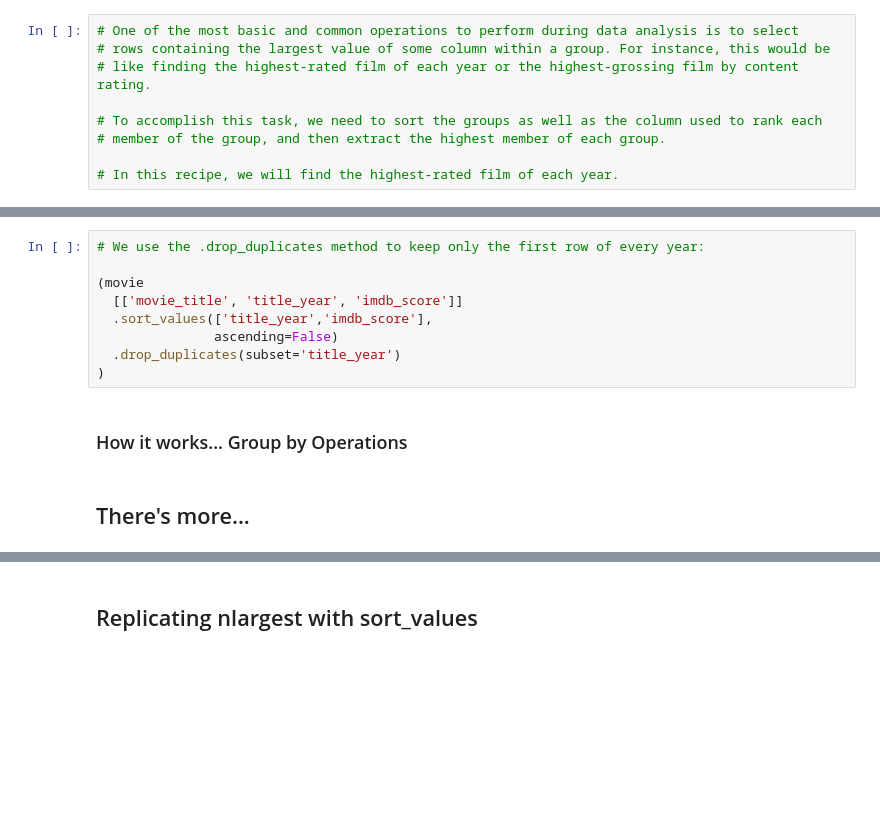
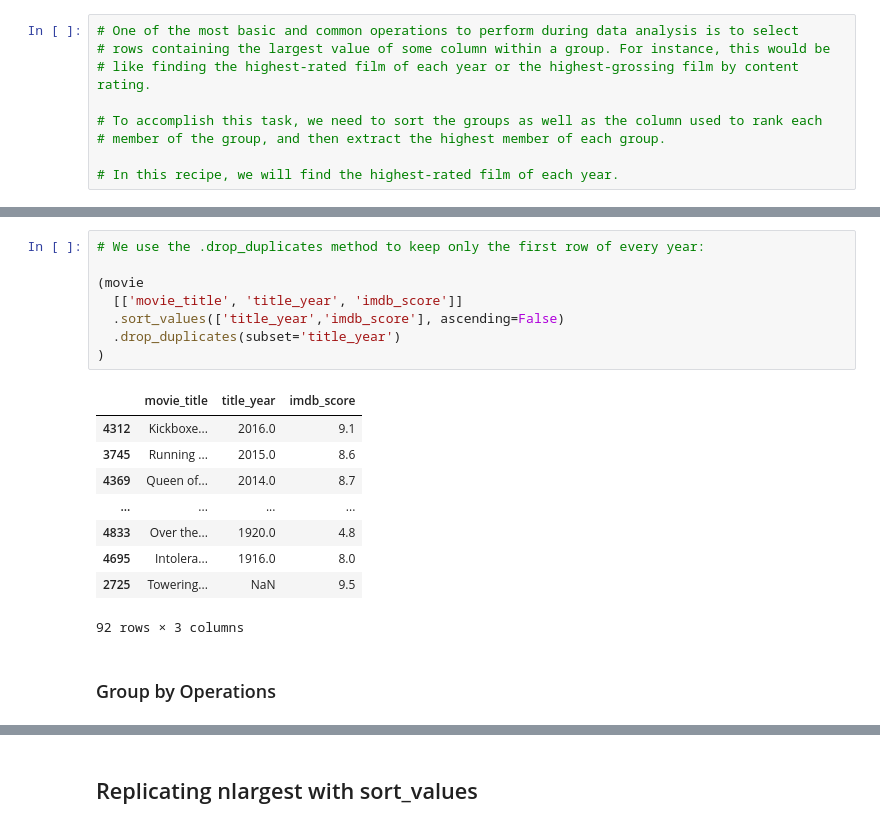
Before and after one commit to r2prof/Pandas, a Jupyter notebook: Pandas-Cookbook-2nd-ed/Chapter04/CH-04.ipynb, the cells around one changed output, grey strips where cells are left out. Saved outputs shown, nothing was run; the diff lists cells and outputs as text; blank space fills up the shorter version.

```diff
--- a/Pandas-Cookbook-2nd-ed/Chapter04/CH-04.ipynb
+++ b/Pandas-Cookbook-2nd-ed/Chapter04/CH-04.ipynb
@@ -207,16 +242,23 @@ movie[['movie_title', 'title_year', 'imdb_score']]
 # %%
 # We use the .drop_duplicates method to keep only the first row of every year:
 
 (movie
   [['movie_title', 'title_year', 'imdb_score']]
-  .sort_values(['title_year','imdb_score'],
-               ascending=False)
+  .sort_values(['title_year','imdb_score'], ascending=False)
   .drop_duplicates(subset='title_year')
 )
+# %% [output]
+|  | movie_title | title_year | imdb_score |
+| 4312 | Kickboxe... | 2016.0 | 9.1 |
+| 3745 | Running ... | 2015.0 | 8.6 |
+| 4369 | Queen of... | 2014.0 | 8.7 |
+| ... | ... | ... | ... |
+| 4833 | Over the... | 1920.0 | 4.8 |
+| 4695 | Intolera... | 1916.0 | 8.0 |
+| 2725 | Towering... | NaN | 9.5 |
+92 rows × 3 columns
 # %% [markdown]
-### How it works... Group by Operations
+### Group by Operations
-# %% [markdown]
-##  There's more...
 # %%
 (movie
   [['movie_title', 'title_year', 'imdb_score']]
```
Also changed, not shown: parts of 21 cells of this notebook, 24 other files.
